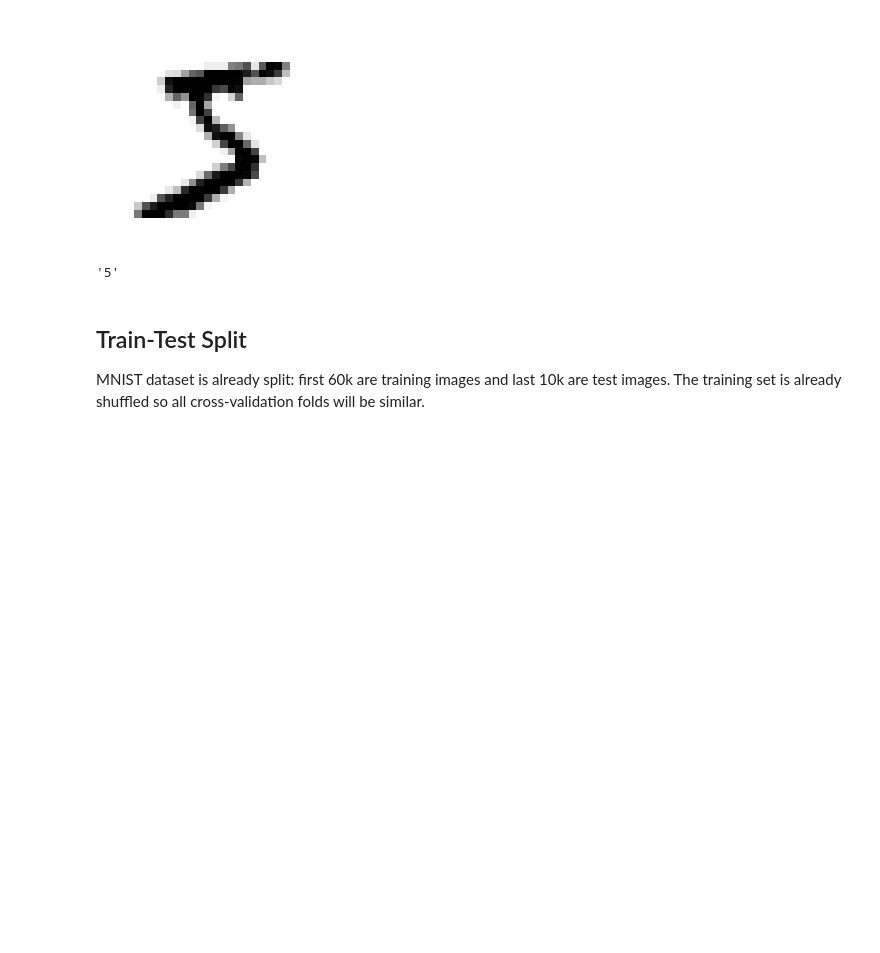
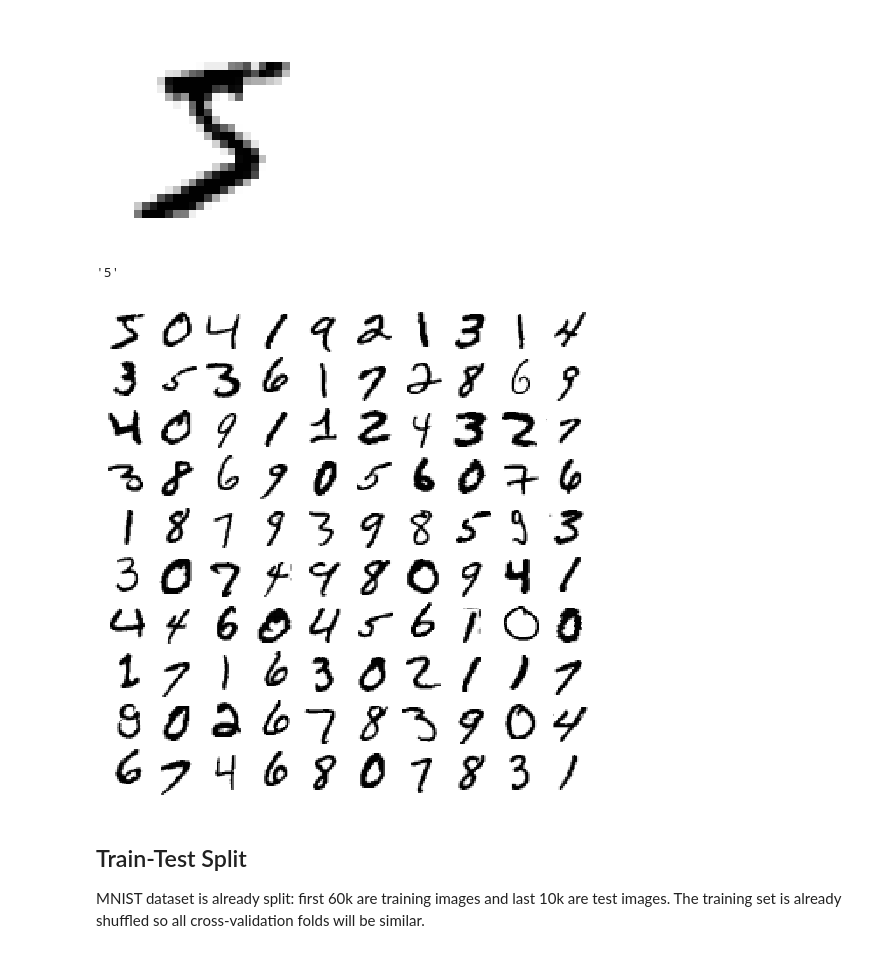
Before and after one commit to SMS-NED16/FYP-DL, a Jupyter notebook: ML-Hands-On/03_mnist_classification/03_mnist_classification.ipynb, the cells around one changed output. Drawn from its saved outputs; the diff is of its cells as text; code cells hidden in the pictures; blank space fills up the shorter version.

```diff
--- a/ML-Hands-On/03_mnist_classification/03_mnist_classification.ipynb
+++ b/ML-Hands-On/03_mnist_classification/03_mnist_classification.ipynb
@@ -90,3 +95,49 @@ y = y.astype(np.uint8)
+# %%
+def plot_digits(instances, images_per_row=10, **options):
+    """Plots a list digit images in a grid"""
+    # width/height of a single image
+    size = 28
+
+    # Number of images per row is either the total number of instances (in which case all images will be displayed in a single line)
+    # or the `images_per_row` argument
+    # The images to be displayed in each row will be the smaller of these values
+    images_per_row = min(len(instances), images_per_row)
+
+    # Reshape all images to a square using list comprehension
+    images = [instance.reshape(size, size) for instance in instances]
+
+    # One extra row?
+    n_rows = (len(instances) - 1) // images_per_row + 1
+    # Empty list to store the images for each row
+    row_images = []
+
+    # Number of empty cells in the grid of images
+    n_empty = n_rows * images_per_row - len(instances)
+
+    # Add empty cells to the reshaped np arrays
+    images.append(np.zeros((size, size * n_empty)))
+
+    # For each row in the grid
+    for row in range(n_rows):
+        # Add pixel values for each successive row
+        rimages = images[row * images_per_row : (row + 1) * images_per_row]
+        row_images.append(np.concatenate(rimages, axis=1))
+
+    # The grid of images will be a single image
+    image = np.concatenate(row_images, axis=0)
+
+    # Plot the grid with the keyword arguments for plotting passed as **options
+    plt.imshow(image, cmap=mpl.cm.binary, **options)
+
+    # Don't display the axis
+    plt.axis('off')
+# %%
+plt.figure(figsize=(9, 9))
+example_images = X[:100]
+plot_digits(example_images, images_per_row=10)
+plt.show()
+# %% [output]
+[figure, added]
 # %% [markdown]
 ## Train-Test Split
 MNIST dataset is already split: first 60k are training images and last 10k are test images. The training set is already shuffled so all cross-validation folds will be similar.
```
Also changed, not shown: parts of 38 cells of this notebook.
